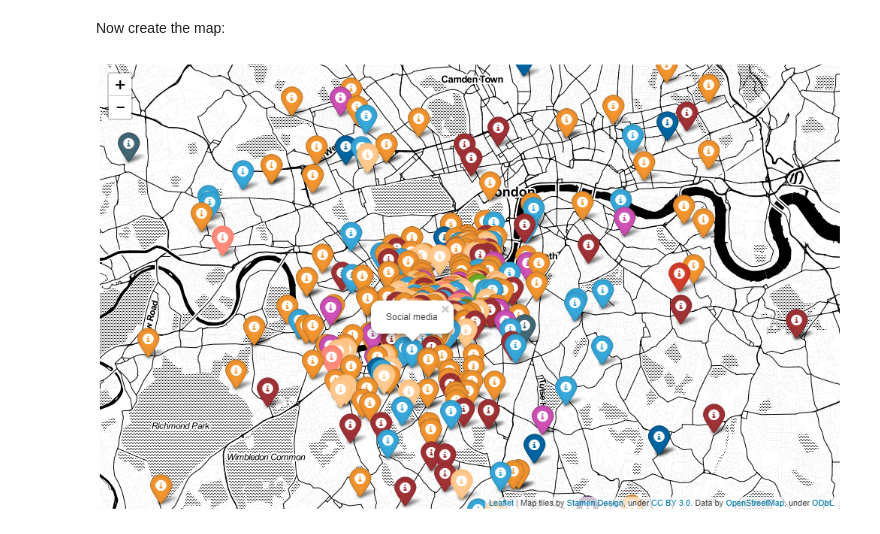
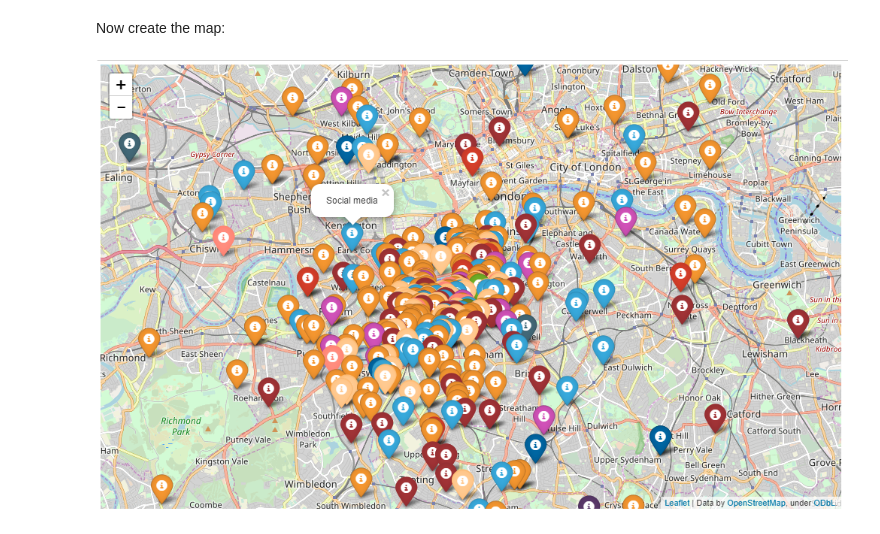
Before and after one commit to toby-p/mapping_Salesforce_Leads_by_Campaign, a Jupyter notebook: mapping_Salesforce_Leads_by_Campaign.ipynb, the cells around one changed output. Drawn from its saved outputs; the diff is of its cells as text; code cells hidden in the pictures.

```diff
--- a/mapping_Salesforce_Leads_by_Campaign.ipynb
+++ b/mapping_Salesforce_Leads_by_Campaign.ipynb
@@ -186,28 +189,29 @@ colour_dict
 # %% [markdown]
 Now create the map:
 # %%
-# Start by creating a base map centred on London coordinates
+# # Start by creating a base map centred on London coordinates
 london_start_coordinates = (51.481442, -0.144297)
 
-# Create the map object
-my_map = folium.Map(location = london_start_coordinates, zoom_start = 12, tiles = 'Stamen Toner')
+# # Create the map object
+my_map = folium.Map(location = london_start_coordinates, zoom_start = 12, tiles = "OpenStreetMap")
 
-# Iterate through the final_df adding markers to the map for each Lead
+# # Iterate through the final_df adding markers to the map for each Lead
 for row in range(len(final_df)):
     source = final_df.loc[row, "LeadSource"]
     colour = colour_dict[source]
     folium.Marker((final_df.loc[row, "latitude"], final_df.loc[row, "longitude"]),\
                   popup = source,\
                   icon = folium.Icon(color = colour)).add_to(my_map)
 
-# View the map inline by just calling the map:
-# my_map
-# Note - image displayed here in place of inline map, because
-# inline rendering doesn't work on github.
+# In a Jupyter notebook the map can be viewed inline by just calling it:
+my_map
+
+# However because this doesn't render on github I'm displaying an image
+# for illustration:
 from IPython.display import Image
 Image("./images/london_map_example.PNG")
 # %% [output]
-[figure, old version]
+[figure, new version]
 # %%
 # The map can also be saved to an html file
 my_map.save("./my_map.html")
```
Also changed, not shown: parts of 9 cells of this notebook, 1 other file.
